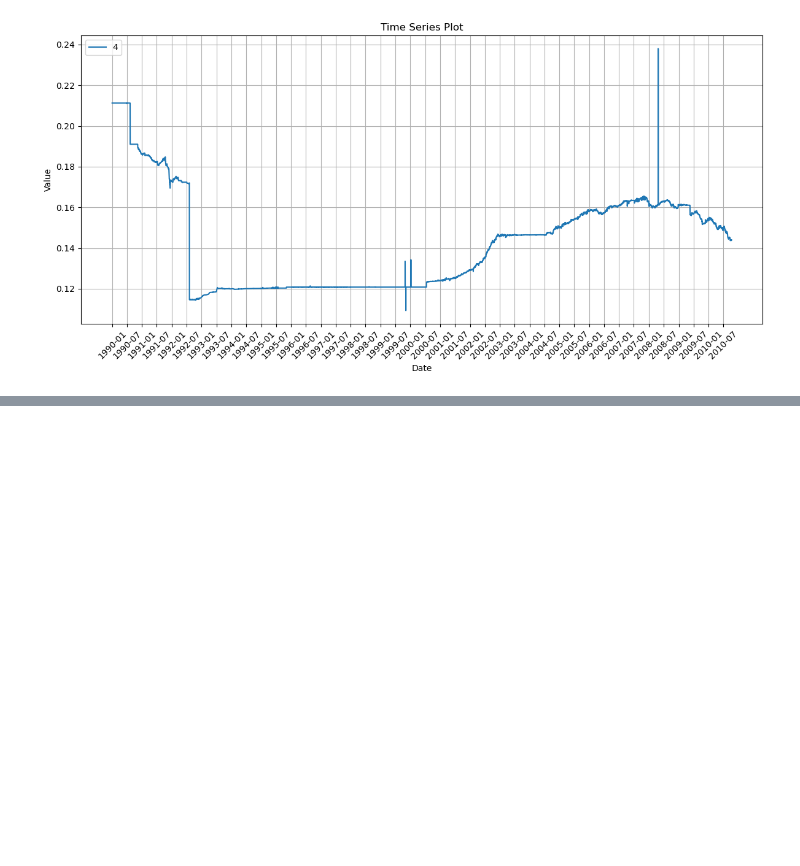
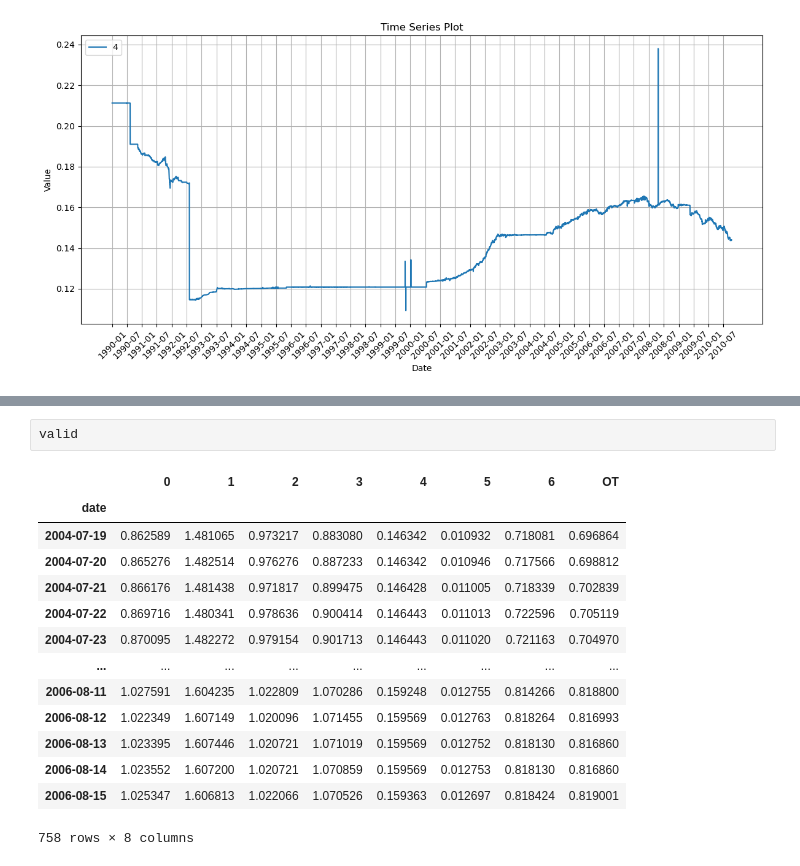
Before and after one commit to SU-MLA-12-NHITS/Projet_MLA_NHITS, a Jupyter notebook: exchange_rate_analysis.ipynb, the cells around one changed output, grey strips where cells are left out. Drawn from its saved outputs; the diff is of its cells as text; blank space fills up the shorter version.

```diff
--- a/exchange_rate_analysis.ipynb
+++ b/exchange_rate_analysis.ipynb
@@ -216,0 +276,17 @@ plot_time_series(df, column='4')
+# %%
+valid
+# %% [output]
+|  | 0 | 1 | 2 | 3 | 4 | 5 | 6 | OT |
+| date |  |  |  |  |  |  |  |  |
+| 2004-07-19 | 0.862589 | 1.481065 | 0.973217 | 0.883080 | 0.146342 | 0.010932 | 0.718081 | 0.696864 |
+| 2004-07-20 | 0.865276 | 1.482514 | 0.976276 | 0.887233 | 0.146342 | 0.010946 | 0.717566 | 0.698812 |
+| 2004-07-21 | 0.866176 | 1.481438 | 0.971817 | 0.899475 | 0.146428 | 0.011005 | 0.718339 | 0.702839 |
+| 2004-07-22 | 0.869716 | 1.480341 | 0.978636 | 0.900414 | 0.146443 | 0.011013 | 0.722596 | 0.705119 |
+| 2004-07-23 | 0.870095 | 1.482272 | 0.979154 | 0.901713 | 0.146443 | 0.011020 | 0.721163 | 0.704970 |
+| ... | ... | ... | ... | ... | ... | ... | ... | ... |
+| 2006-08-11 | 1.027591 | 1.604235 | 1.022809 | 1.070286 | 0.159248 | 0.012755 | 0.814266 | 0.818800 |
+| 2006-08-12 | 1.022349 | 1.607149 | 1.020096 | 1.071455 | 0.159569 | 0.012763 | 0.818264 | 0.816993 |
+| 2006-08-13 | 1.023395 | 1.607446 | 1.020721 | 1.071019 | 0.159569 | 0.012752 | 0.818130 | 0.816860 |
+| 2006-08-14 | 1.023552 | 1.607200 | 1.020721 | 1.070859 | 0.159569 | 0.012753 | 0.818130 | 0.816860 |
+| 2006-08-15 | 1.025347 | 1.606813 | 1.022066 | 1.070526 | 0.159363 | 0.012697 | 0.818424 | 0.819001 |
+758 rows × 8 columns
```
Also changed, not shown: parts of 39 cells of this notebook, 1 other file.
